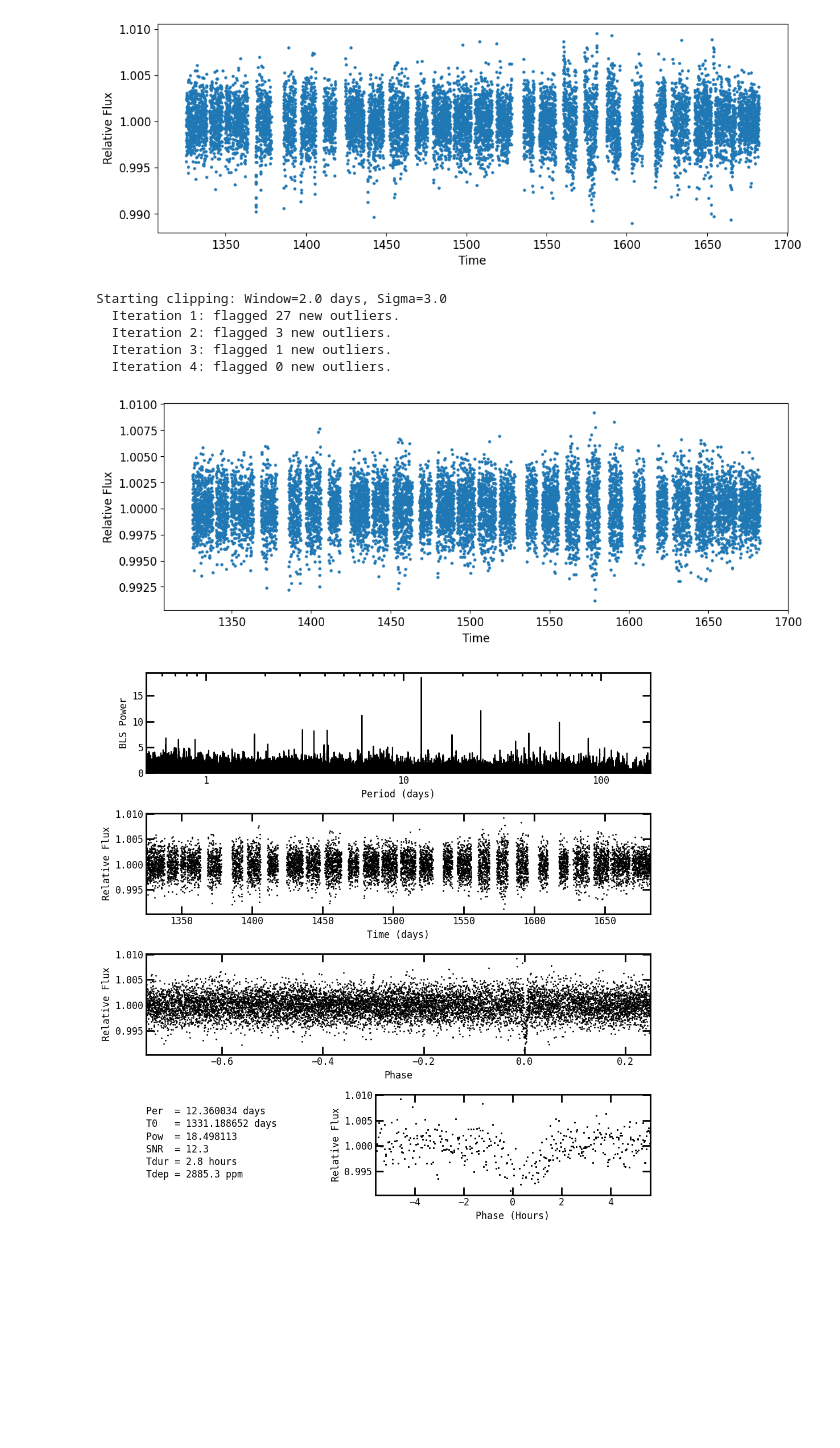
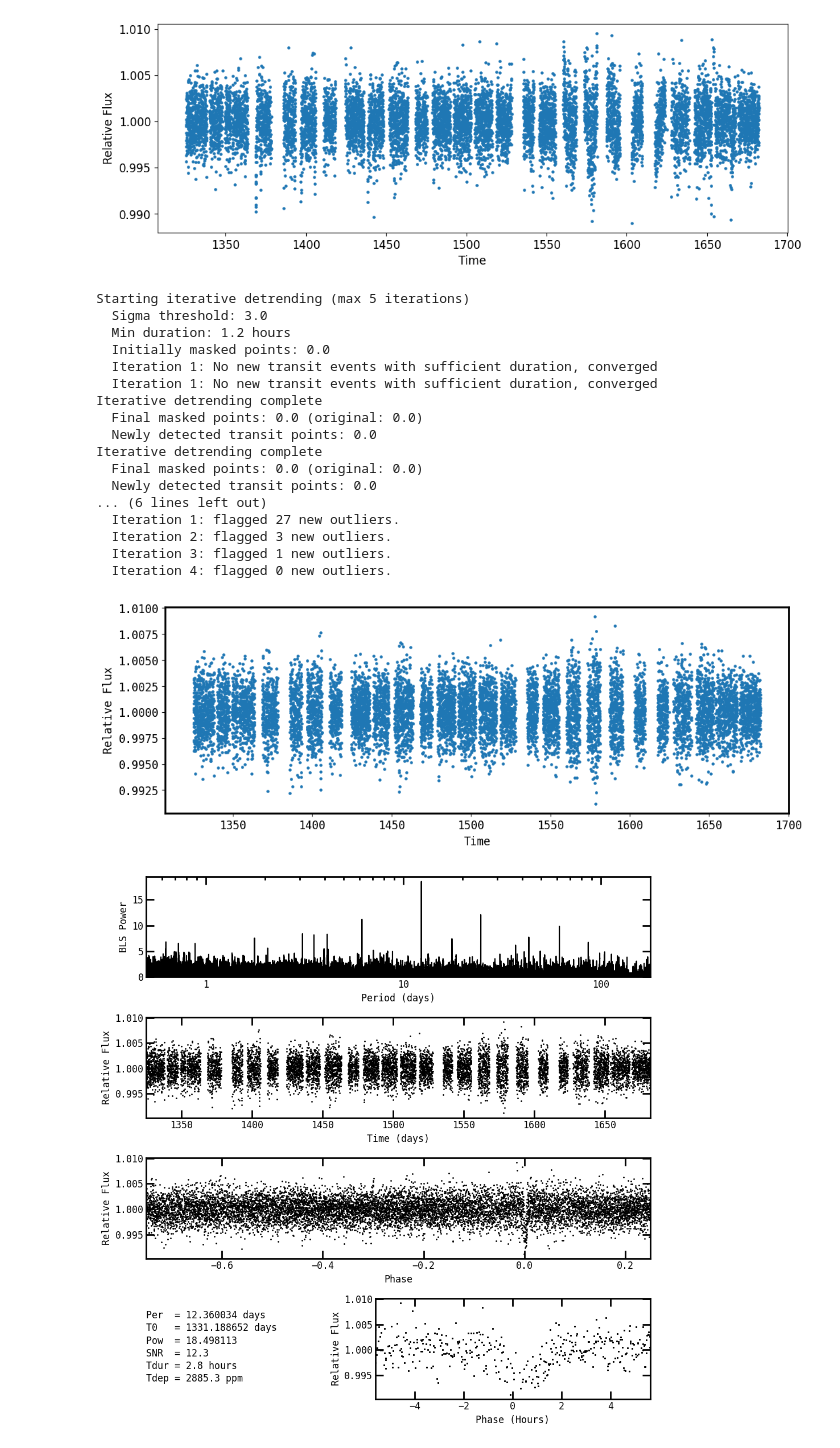
Before and after one commit to jasonfrowe/bls_cuda, a Jupyter notebook: pytfit5_example.ipynb, the cells around one changed output. Saved outputs shown, nothing was run; the diff lists cells and outputs as text; code cells hidden in the pictures; blank space fills up the shorter version.

```diff
--- a/pytfit5_example.ipynb
+++ b/pytfit5_example.ipynb
@@ -118,34 +118,46 @@ plt.show()
 # %%
 ## For testing detrending and outlier removal (can be removed)
 phot.flux_f = np.copy(phot.flux)                # Make a copy of original flux
 phot.icut = np.zeros(len(phot.time), dtype=int) # Initialize icut array to zero (good data)
 
 # Get default parameters
 tpy5_inputs = tpy5.tpy5_inputs_class()
 
 # Run the detrending and outlier detection (if needed)
 tpy5_inputs.boxbin = 5.0 # set detrending length
 tpy5_inputs.nfitp  = 3   # Set polynomial order
-tpy5.run_polyfilter(phot, tpy5_inputs)  # flux_f will contain the filtered photometry
+tpy5.run_polyfilter_iterative(phot, tpy5_inputs)  # flux_f will contain the filtered photometry
 tpy5.run_cutoutliers(phot, tpy5_inputs) # data clipping, phot.icut will flag bad data
 # tpy5.run_sigclip_global(phot, tpy5_inputs) # Simple sigma-clipping of data
 tpy5.time_window_clip(phot, tpy5_inputs)  # Example of custom time-window clipping function
 
 # Processed Light curve
 fig=plt.figure(figsize=(12, 4))
 plt.rcParams.update({'font.size': 12})
 plt.scatter(phot.time[(phot.icut==0)],phot.flux_f[(phot.icut==0)], s=5)
 # plt.scatter(phot.time[phot.icut==0],phot.flux_f[phot.icut==0], s=5)
 plt.xlabel('Time')
 plt.ylabel('Relative Flux')
 plt.show()
 # %% [output]
-Starting clipping: Window=2.0 days, Sigma=3.0
+Starting iterative detrending (max 5 iterations)
+  Sigma threshold: 3.0
+  Min duration: 1.2 hours
+  Initially masked points: 0.0
+  Iteration 1: No new transit events with sufficient duration, converged
+  Iteration 1: No new transit events with sufficient duration, converged
+Iterative detrending complete
+  Final masked points: 0.0 (original: 0.0)
+  Newly detected transit points: 0.0
+Iterative detrending complete
+  Final masked points: 0.0 (original: 0.0)
+  Newly detected transit points: 0.0
+... (6 lines left out)
   Iteration 1: flagged 27 new outliers.
   Iteration 2: flagged 3 new outliers.
   Iteration 3: flagged 1 new outliers.
   Iteration 4: flagged 0 new outliers.
-[figure, old version]
+[figure, new version]
 # %%
 # Set up the BLS inputs and run
 # Note: tpy5_inputs now contains both BLS and detrending parameters
```
Also changed, not shown: parts of 5 cells of this notebook.
